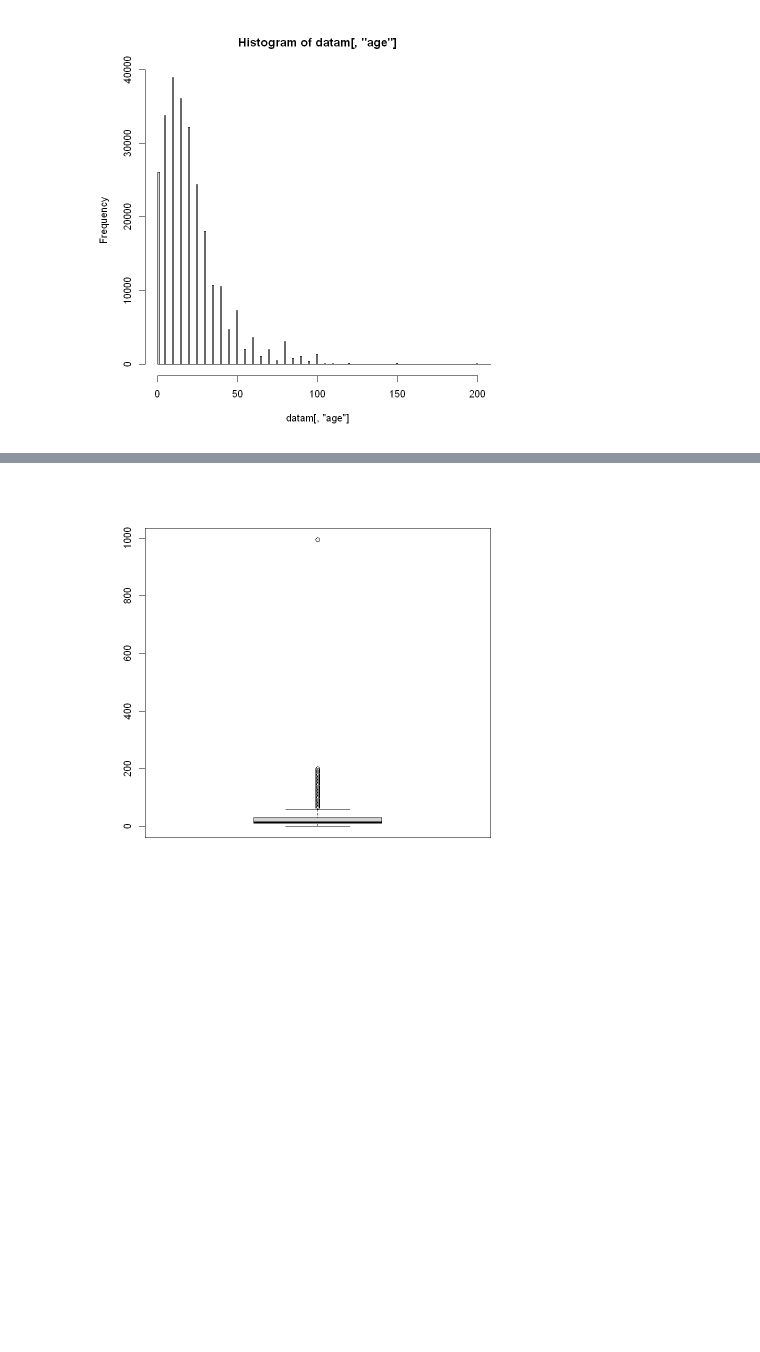
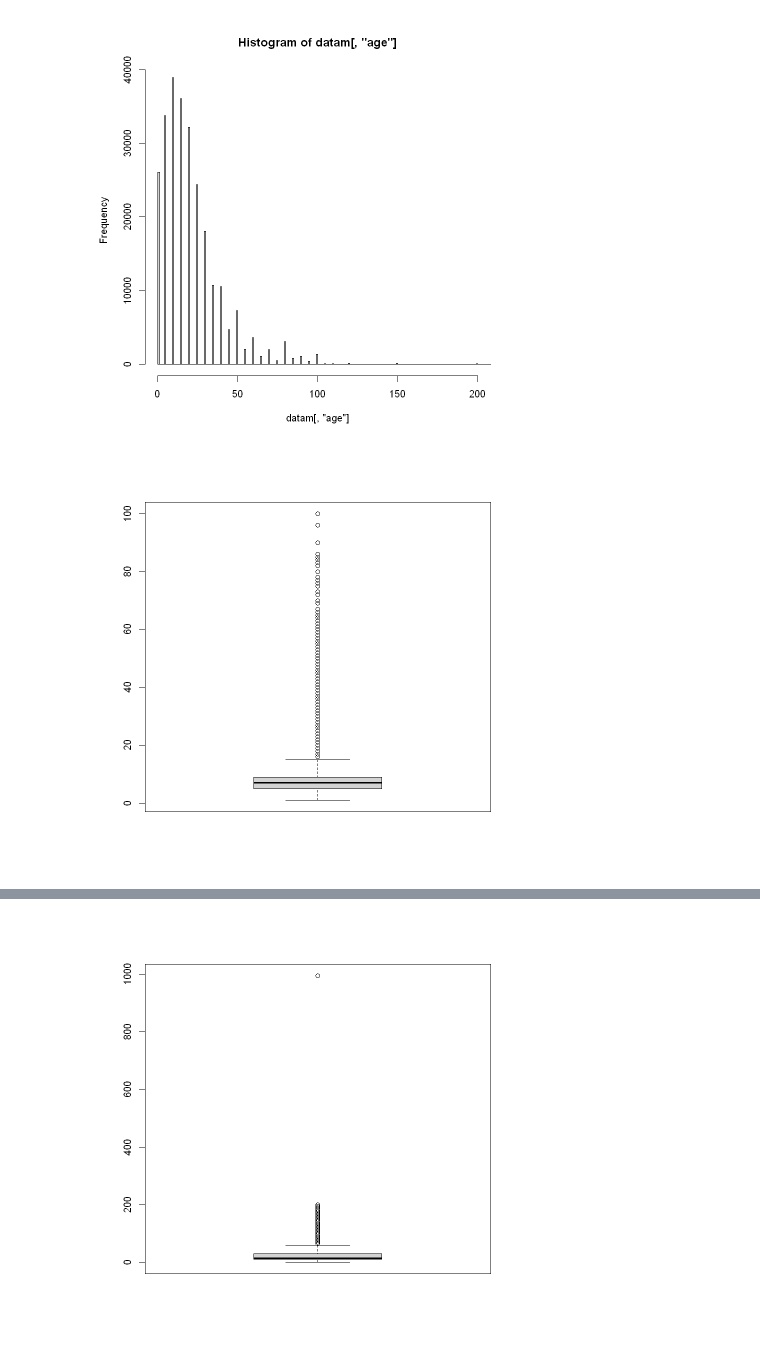
Before and after one commit to bikostet/richter-s-predictor-group-42, a Jupyter notebook: brouillon_bilal.ipynb, the cells around one changed output, grey strips where cells are left out. Cells and saved outputs as stored; diff of their text form; code cells hidden in the pictures; blank space fills up the shorter version.

```diff
--- a/brouillon_bilal.ipynb
+++ b/brouillon_bilal.ipynb
@@ -298,3 +302,7 @@ While engineering the variables (scaling to 0-1), we noticed that age was suspic
 hist(datam[,'age'],breaks=seq(0,1000),xlim=c(0,200))
 # %% [output]
 [figure]
+# %%
+boxplot(datam$area_percentage)
+# %% [output]
+[figure, added]
```
Also changed, not shown: parts of 9 cells of this notebook, 2 other files.
